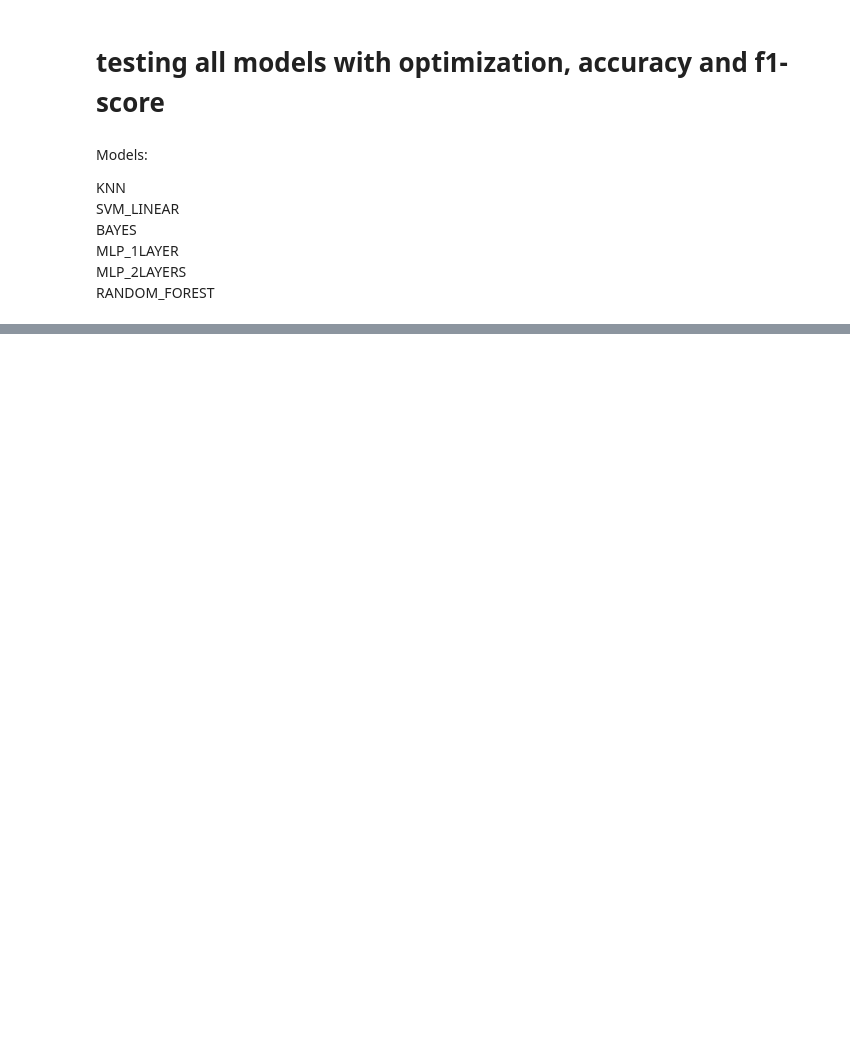
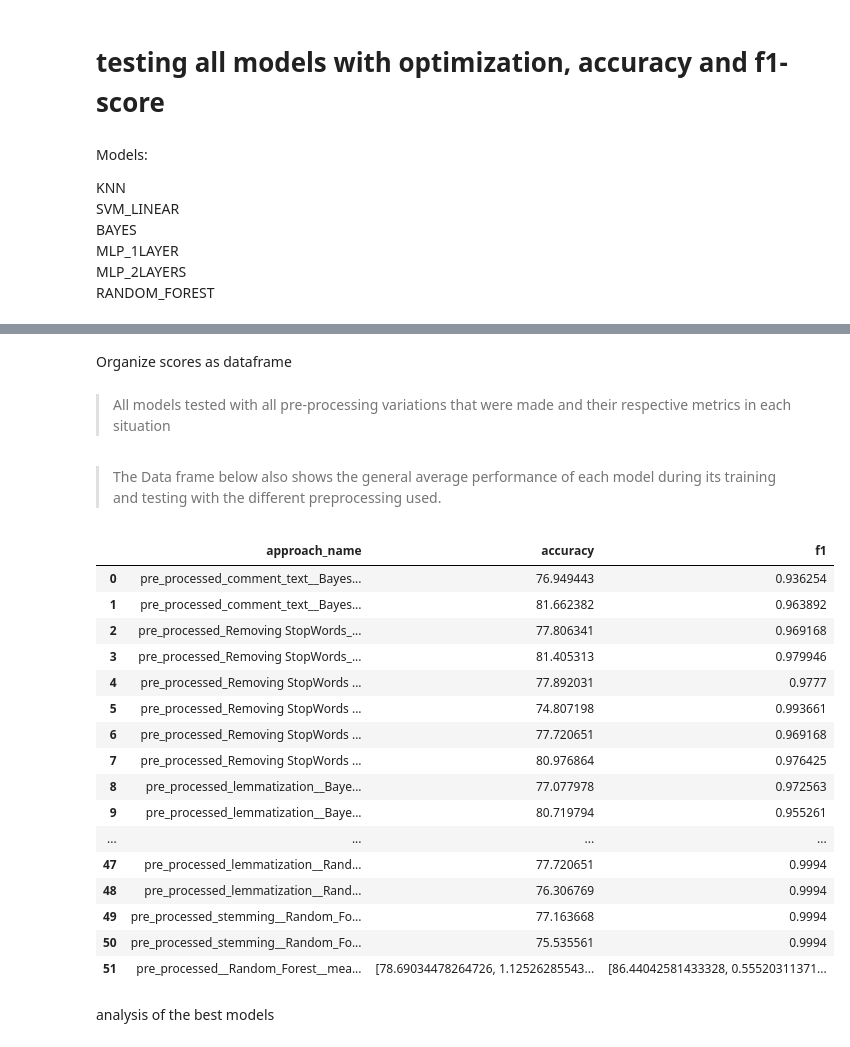
Before and after one commit to RichardeLira/Python-IA-Dell-Lead-, a Jupyter notebook: Final/AF.ipynb, the cells around one changed output, grey strips where cells are left out. Saved outputs shown, nothing was run; the diff lists cells and outputs as text; code cells hidden in the pictures; blank space fills up the shorter version.

```diff
--- a/Final/AF.ipynb
+++ b/Final/AF.ipynb
@@ -538,12 +547,12 @@ inner_cv = StratifiedKFold(n_splits=2, shuffle=True, random_state=1)
 
 for algs_name, algs in CLF_MODELS.items():
     pgrid = dict(CLF_PARAMS[algs_name].items())
+    print(algs_name)
     rcv = RandomizedSearchCV(estimator=algs,
                        param_distributions=pgrid,
                        scoring='accuracy',
                        n_jobs=-1,
                        cv=inner_cv,
-                       verbose=0,
-                       refit=True)
+                       verbose=0)
     gridcvs[algs_name] = rcv
 # %% [output]
@@ -555 +565,7 @@ Coluns_train = train_df.drop(columns=['Toxic','id'])
+# %%
+Coluns_train = train_df.drop(columns=['id'])
+Coluns_test  = test_df.drop(columns=['id'])
+Data = pd.merge(Coluns_train,Coluns_test, how='outer')
+y = Data['Toxic']
+X = Data.drop(columns=['Toxic'])
 # %%
@@ -598,0 +664,10 @@ Using fast API
+# %% [markdown]
+Organize scores as dataframe
+# %%
+approach_names = []
+accuracies = []
+f1_scores = []
+for approach_name, score in all_scores.items():
+    approach_names.append(approach_name)
+    accuracies.append(score["scores"]["accuracy"])
+    f1_scores.append(score["scores"]["f1"])
@@ -598,0 +680,29 @@ Using fast API
+# %% [markdown]
+> All models tested with all pre-processing variations that were made and their respective metrics in each situation
+# %% [markdown]
+> The Data frame below also shows the general average performance of each model during its training and testing with the different preprocessing used.
+# %%
+df_scores = pd.DataFrame(data)
+# Savings data score models
+df_scores.to_csv(r'C:\Users\Rícharde\Desktop\Python IA\Python-IA-Dell-Lead-\Final\df_scores\results.csv',index=False)
+df_scores
+# %% [output]
+|  | approach_name | accuracy | f1 |
+| 0 | pre_processed_comment_text__Bayes... | 76.949443 | 0.936254 |
+| 1 | pre_processed_comment_text__Bayes... | 81.662382 | 0.963892 |
+| 2 | pre_processed_Removing StopWords_... | 77.806341 | 0.969168 |
+| 3 | pre_processed_Removing StopWords_... | 81.405313 | 0.979946 |
+| 4 | pre_processed_Removing StopWords ... | 77.892031 | 0.9777 |
+| 5 | pre_processed_Removing StopWords ... | 74.807198 | 0.993661 |
+| 6 | pre_processed_Removing StopWords ... | 77.720651 | 0.969168 |
+| 7 | pre_processed_Removing StopWords ... | 80.976864 | 0.976425 |
+| 8 | pre_processed_lemmatization__Baye... | 77.077978 | 0.972563 |
+| 9 | pre_processed_lemmatization__Baye... | 80.719794 | 0.955261 |
+| ... | ... | ... | ... |
+| 47 | pre_processed_lemmatization__Rand... | 77.720651 | 0.9994 |
+| 48 | pre_processed_lemmatization__Rand... | 76.306769 | 0.9994 |
+| 49 | pre_processed_stemming__Random_Fo... | 77.163668 | 0.9994 |
+| 50 | pre_processed_stemming__Random_Fo... | 75.535561 | 0.9994 |
+| 51 | pre_processed__Random_Forest__mea... | [78.69034478264726, 1.12526285543... | [86.44042581433328, 0.55520311371... |
+# %% [markdown]
+analysis of the best models
```
Also changed, not shown: parts of 38 cells of this notebook, 10 other files.
